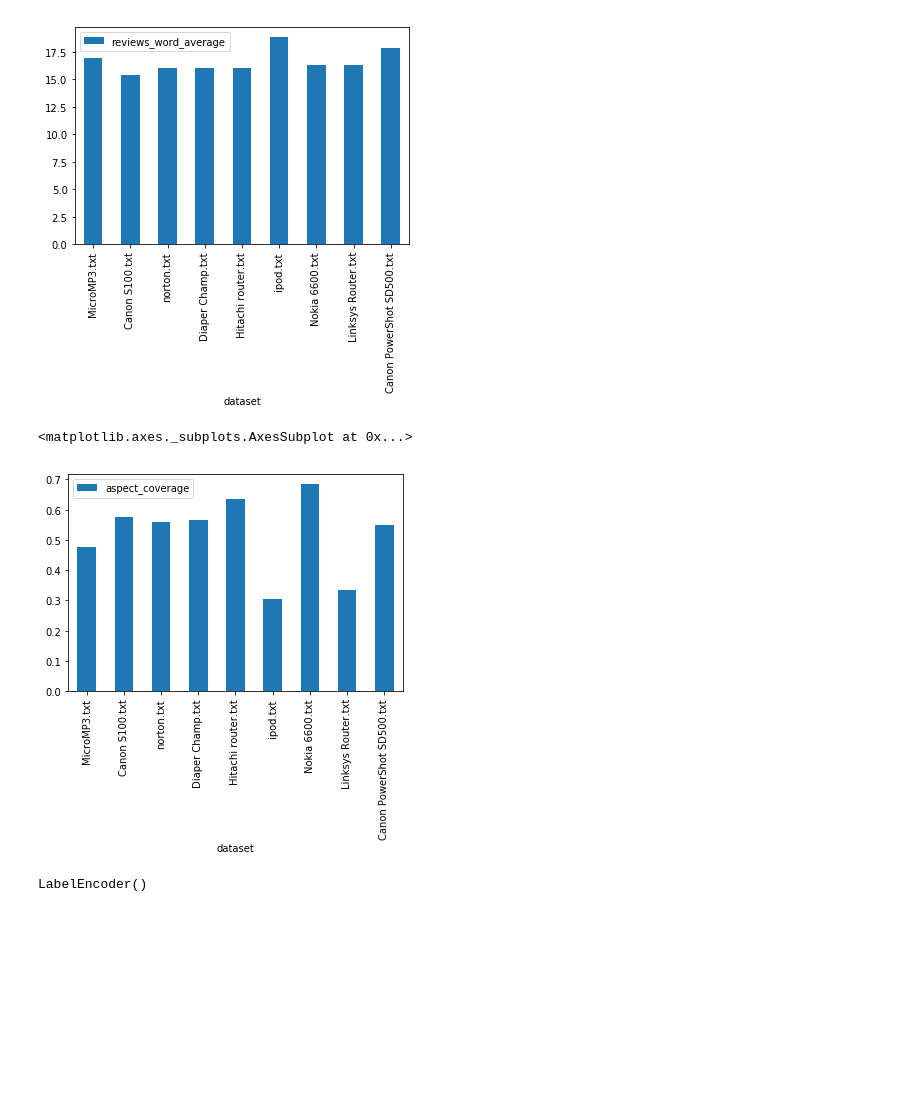
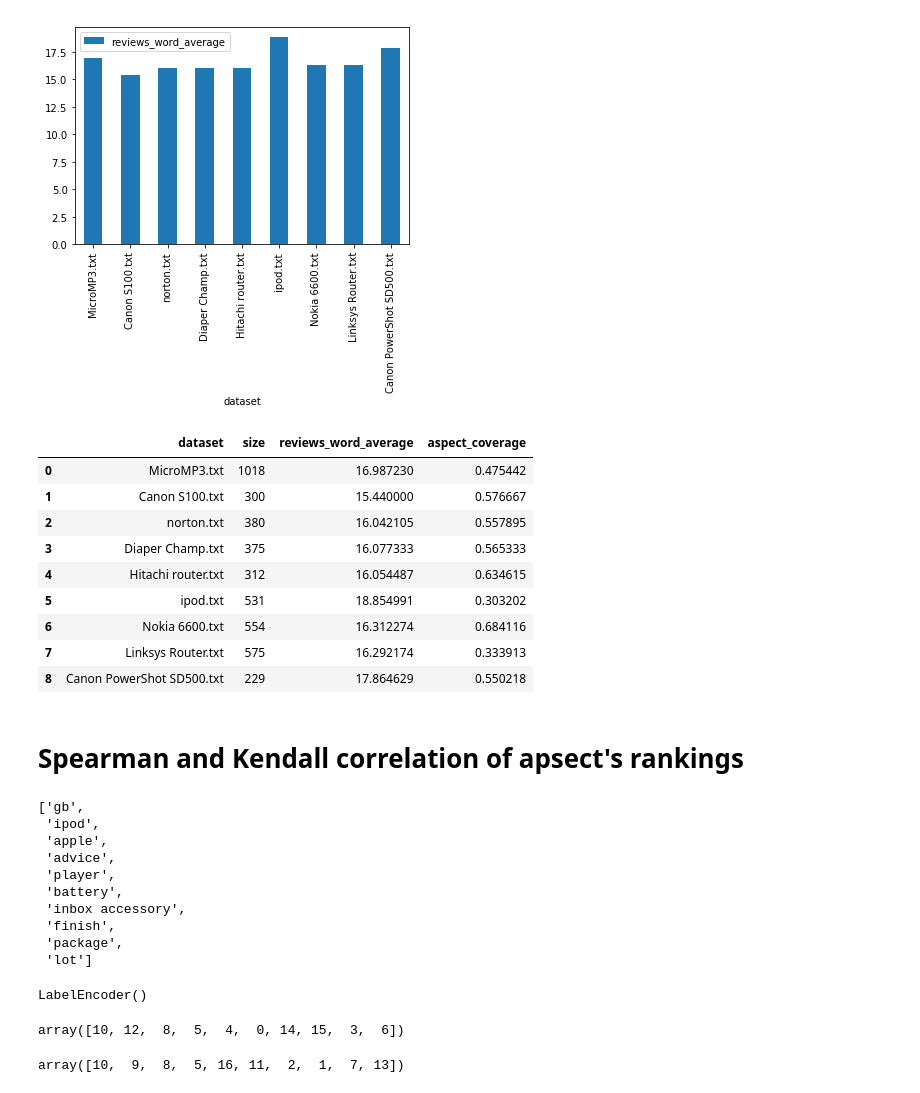
Before and after one commit to laugustyniak/discourse_summarization, a Jupyter notebook: notebooks/datasets/statistics-bing-liu.ipynb, the cells around one changed output. Saved outputs shown, nothing was run; the diff lists cells and outputs as text; code cells hidden in the pictures; blank space fills up the shorter version.

Commit message:
spearman and kendall analysis of rankings

```diff
--- a/notebooks/datasets/statistics-bing-liu.ipynb
+++ b/notebooks/datasets/statistics-bing-liu.ipynb
@@ -10,0 +33,3 @@ import numpy as np
+# %%
+ROOT_ASPECT_PATH = Path.cwd().parent.parent
+ROOT_ASPECT_PATH
@@ -100,13 +88,0 @@ def get_number_of_reviews_with_aspects(reviews_path):
-# %%
-DatasetSize = namedtuple('DatasetSize', 'dataset, size, reviews_word_average, aspect_coverage')
-
-def get_datasets_sizes(reviews_paths):
-    return pd.DataFrame([
-        DatasetSize(
-            dataset=basename(reviews_path),
-            size=get_number_of_reviews(reviews_path),
-            reviews_word_average=np.average(load_reviews(reviews_path).text.apply(lambda t: len(t.split()))),
-            aspect_coverage=get_number_of_reviews_with_aspects(reviews_path)/get_number_of_reviews(reviews_path)
-        )
-        for reviews_path in reviews_paths
-    ])
@@ -120,8 +100,3 @@ get_datasets_sizes(reviews_paths).plot(kind='bar', x='dataset', y='reviews_word_
 # %% [output]
 <matplotlib.axes._subplots.AxesSubplot at 0x...>
 [figure]
-# %%
-get_datasets_sizes(reviews_paths).plot(kind='bar', x='dataset', y='aspect_coverage')
-# %% [output]
-<matplotlib.axes._subplots.AxesSubplot at 0x...>
-[figure, removed]
@@ -131,4 +103,40 @@ le = preprocessing.LabelEncoder()
-# %%
-le.fit(['ipod', 'battery', 'phone'])
-# %% [output]
-LabelEncoder()
+# %%
+get_datasets_sizes(reviews_paths)
+# %% [output]
+|  | dataset | size | reviews_word_average | aspect_coverage |
+| 0 | MicroMP3.txt | 1018 | 16.987230 | 0.475442 |
+| 1 | Canon S100.txt | 300 | 15.440000 | 0.576667 |
+| 2 | norton.txt | 380 | 16.042105 | 0.557895 |
+| 3 | Diaper Champ.txt | 375 | 16.077333 | 0.565333 |
+| 4 | Hitachi router.txt | 312 | 16.054487 | 0.634615 |
+| 5 | ipod.txt | 531 | 18.854991 | 0.303202 |
+| 6 | Nokia 6600.txt | 554 | 16.312274 | 0.684116 |
+| 7 | Linksys Router.txt | 575 | 16.292174 | 0.333913 |
+| 8 | Canon PowerShot SD500.txt | 229 | 17.864629 | 0.550218 |
+# %% [markdown]
+# Spearman and Kendall correlation of apsect's rankings
+# %%
+get_aspect_ranking_based_on_rst_and_pagerank(ASPECTS_GRAPH_PATHS[0])
+# %% [output]
+['gb',
+ 'ipod',
+ 'apple',
+ 'advice',
+ 'player',
+ 'battery',
+ 'inbox accessory',
+ 'finish',
+ 'package',
+ 'lot']
+# %%
+label_encoder.fit(aspects_freq_manual_assignment + aspects_from_rst_based_on_pagerank)
+# %% [output]
+LabelEncoder()
+# %%
+label_encoder.transform(aspects_freq_manual_assignment)
+# %% [output]
+array([10, 12,  8,  5,  4,  0, 14, 15,  3,  6])
+# %%
+label_encoder.transform(aspects_from_rst_based_on_pagerank)
+# %% [output]
+array([10,  9,  8,  5, 16, 11,  2,  1,  7, 13])
```
Also changed, not shown: parts of 25 cells of this notebook, 1 other file.
